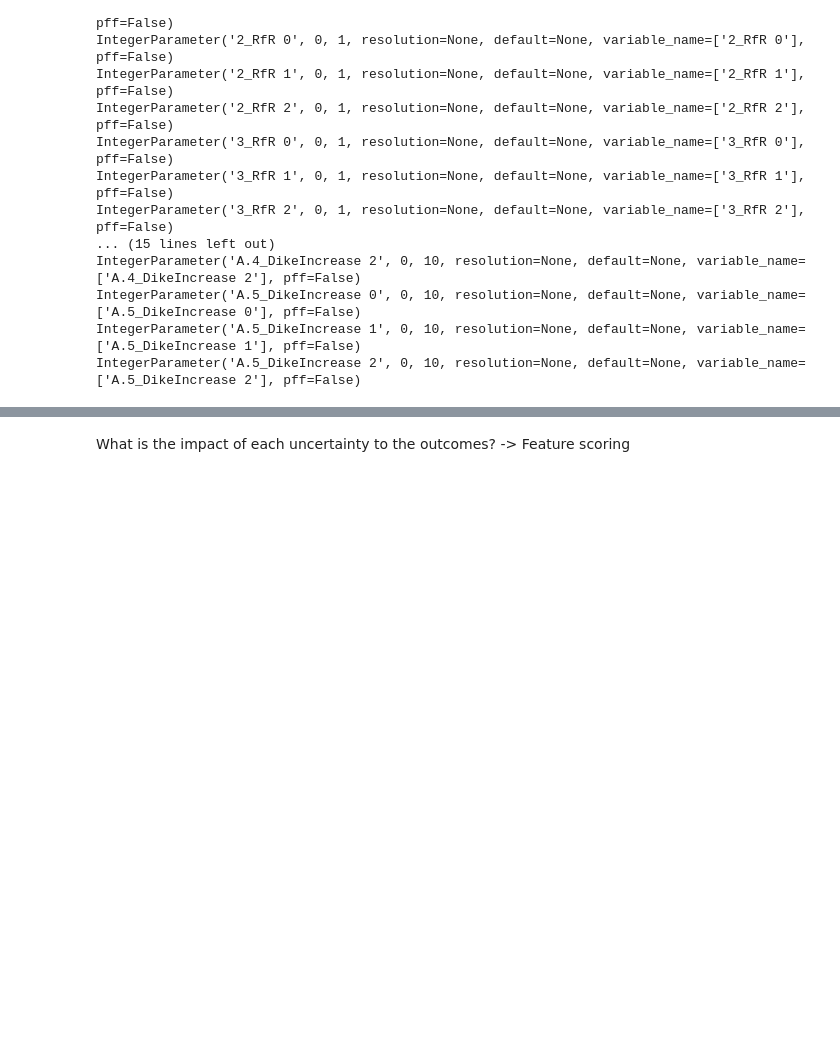
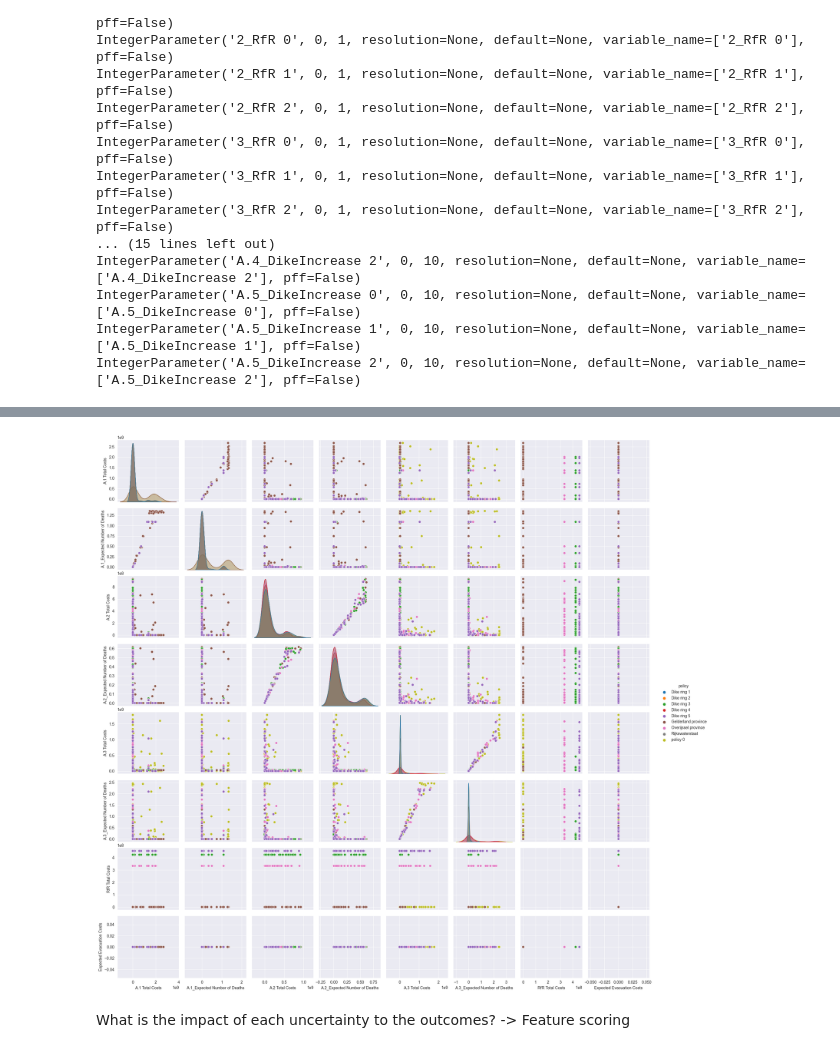
Before and after one commit to BRtudelft/Group1_EPA1361_Model-based_Decision-making, a Jupyter notebook: Policy discovery.ipynb, the cells around one changed output, grey strips where cells are left out. Cells and saved outputs as stored; diff of their text form; code cells hidden in the pictures; blank space fills up the shorter version.

Commit message:
Droom scenario's implemented

```diff
--- a/Policy discovery.ipynb
+++ b/Policy discovery.ipynb
@@ -35,7 +35,7 @@ ema_logging.log_to_stderr(ema_logging.INFO)
 
 # choose problem formulation number, between 0-5
 # each problem formulation has its own list of outcomes
-dike_model, planning_steps = get_model_for_problem_formulation(0)
+dike_model, planning_steps = get_model_for_problem_formulation(3)
 # %%
 # enlisting uncertainties, their types (RealParameter/IntegerParameter/CategoricalParameter), lower boundary, and upper boundary
 import copy
@@ -98,4 +108,4 @@ ScalarOutcome('Expected Number of Deaths', variable_name=('A.1_Expected Number o
 # %%
 # running the model through EMA workbench
-with MultiprocessingEvaluator(dike_model) as evaluator:
-    results = evaluator.perform_experiments(scenarios=50, policies=4)
+#with MultiprocessingEvaluator(dike_model) as evaluator:
+ #   results = evaluator.perform_experiments(scenarios=50, policies=4)
@@ -310,0 +331,3 @@ data
+# %%
+upstream = data.loc[:,['A.1 Total Costs', 'A.1_Expected Number of Deaths','A.2 Total Costs','A.2_Expected Number of Deaths','A.3 Total Costs','A.3_Expected Number of Deaths','RfR Total Costs','Expected Evacuation Costs','policy']]
+upstream
@@ -311,6 +348,8 @@ data
 # %%
-sns.pairplot(data, hue='policy',  vars=outcomes.keys(), )
+sns.pairplot(upstream, hue='policy', )
 plt.show()
+# %% [output]
+[figure, added]
 # %% [markdown]
 What is the impact of each uncertainty to the outcomes? -> Feature scoring
 # %%
```
Also changed, not shown: parts of 10 cells of this notebook.
